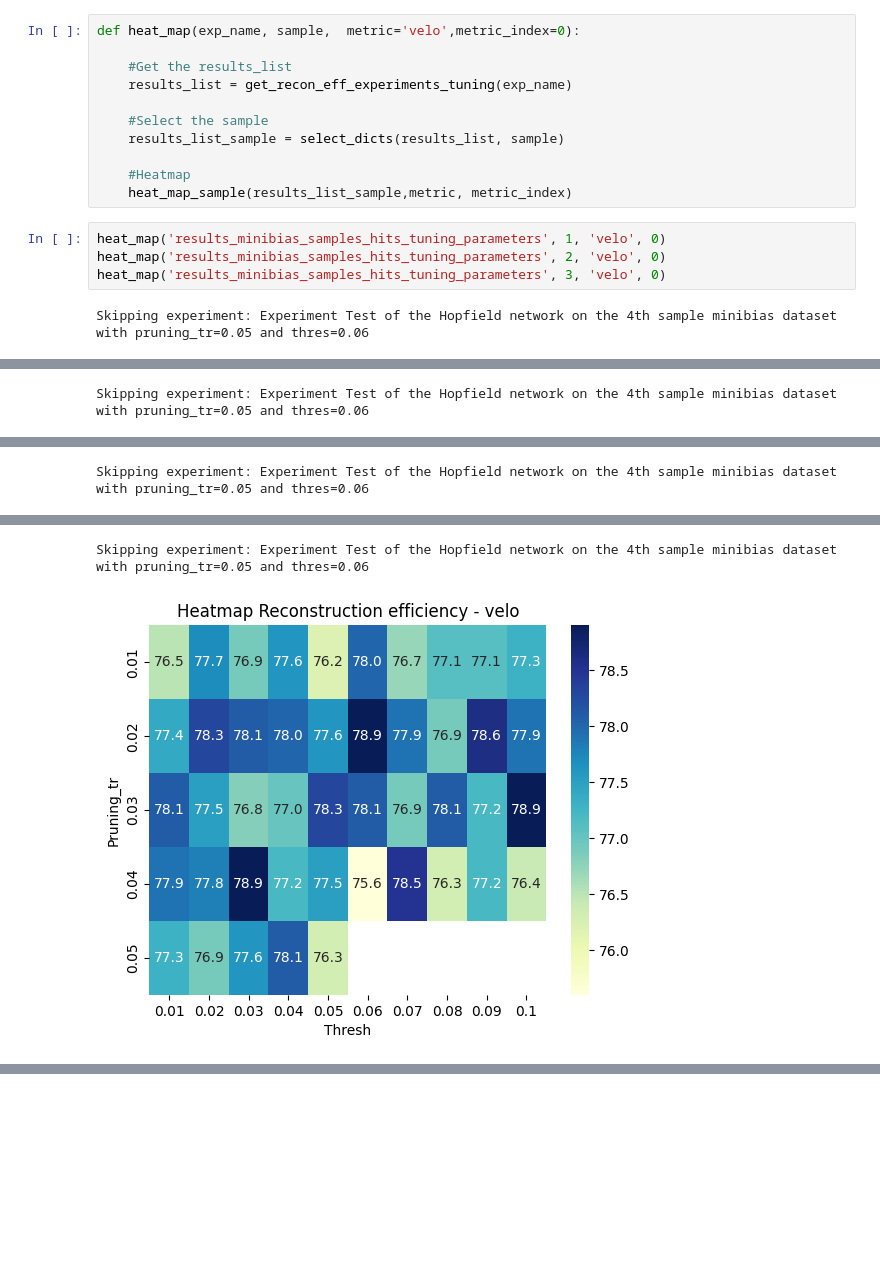
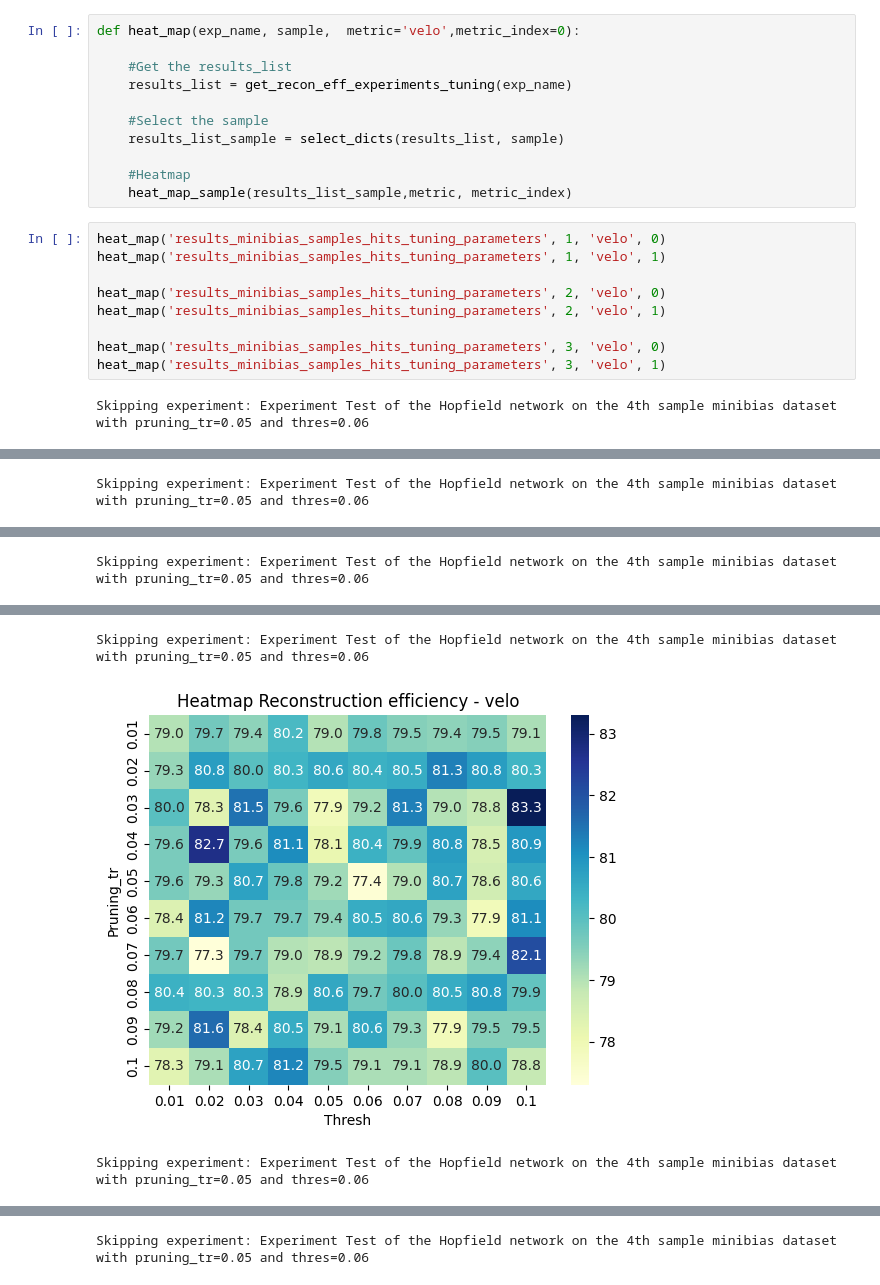
Before and after one commit to alawaree/Code_Thesis_HopfieldNetwork_VELO, a Jupyter notebook: results_analysis/visualisation_tuning_perf.ipynb, the cells around one changed output, grey strips where cells are left out. Drawn from its saved outputs; the diff is of its cells as text; blank space fills up the shorter version.

```diff
--- a/results_analysis/visualisation_tuning_perf.ipynb
+++ b/results_analysis/visualisation_tuning_perf.ipynb
@@ -338,8 +338,13 @@ def heat_map(exp_name, sample,  metric='velo',metric_index=0):
     heat_map_sample(results_list_sample,metric, metric_index)
 # %%
 heat_map('results_minibias_samples_hits_tuning_parameters', 1, 'velo', 0)
+heat_map('results_minibias_samples_hits_tuning_parameters', 1, 'velo', 1)
+
 heat_map('results_minibias_samples_hits_tuning_parameters', 2, 'velo', 0)
+heat_map('results_minibias_samples_hits_tuning_parameters', 2, 'velo', 1)
+
 heat_map('results_minibias_samples_hits_tuning_parameters', 3, 'velo', 0)
+heat_map('results_minibias_samples_hits_tuning_parameters', 3, 'velo', 1)
 # %% [output]
 Skipping experiment: Experiment Test of the Hopfield network on the 4th sample minibias dataset with pruning_tr=0.05 and thres=0.06
 [figure]
@@ -350,2 +355,3 @@ Skipping experiment: Experiment Test of the Hopfield network on the 4th sample m
 Skipping experiment: Experiment Test of the Hopfield network on the 4th sample minibias dataset with pruning_tr=0.05 and thres=0.06
-[figure, old version]
+[figure, new version]
+Skipping experiment: Experiment Test of the Hopfield network on the 4th sample minibias dataset with pruning_tr=0.05 and thres=0.06
@@ -351,0 +359 @@ Skipping experiment: Experiment Test of the Hopfield network on the 4th sample m
+Skipping experiment: Experiment Test of the Hopfield network on the 4th sample minibias dataset with pruning_tr=0.05 and thres=0.06
```
Also changed, not shown: parts of 1 cell of this notebook.
